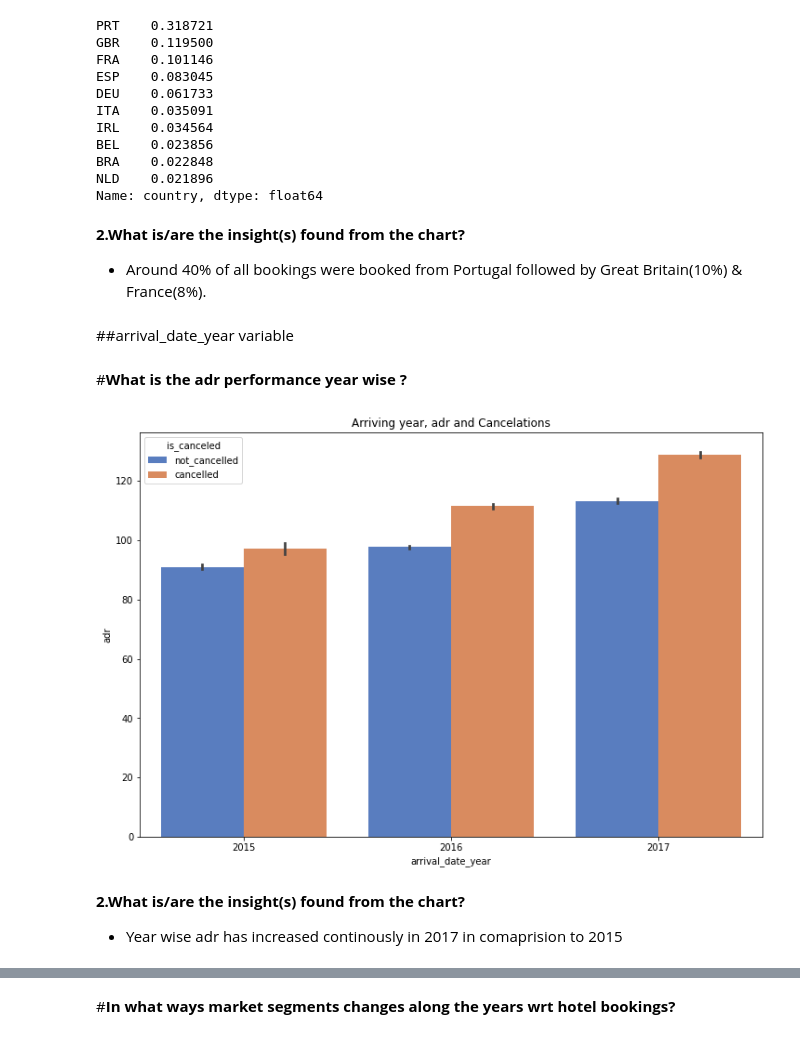
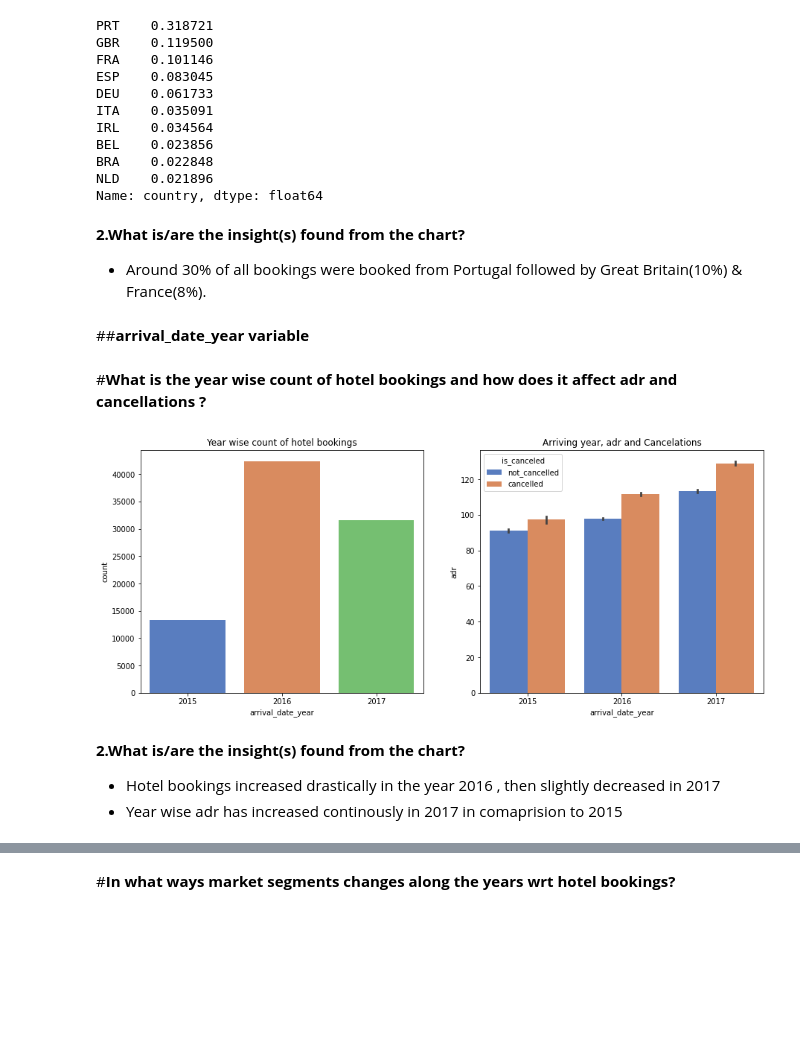
Before and after one commit to aswinijena3459/Hotel-Booking-analysis-EDA, a Jupyter notebook: Hotel_Bookings_Analysis.ipynb, the cells around one changed output, grey strips where cells are left out. Saved outputs shown, nothing was run; the diff lists cells and outputs as text; code cells hidden in the pictures; blank space fills up the shorter version.

```diff
--- a/Hotel_Bookings_Analysis.ipynb
+++ b/Hotel_Bookings_Analysis.ipynb
@@ -1086,17 +1106,24 @@ NLD    0.021896
 Name: country, dtype: float64
 # %% [markdown]
 **2.What is/are the insight(s) found from the chart?**
-- Around 40% of all bookings were booked from Portugal followed by Great Britain(10%) & France(8%).
+- Around 30% of all bookings were booked from Portugal followed by Great Britain(10%) & France(8%).
 # %% [markdown]
-##arrival_date_year variable
+##**arrival_date_year variable**
 # %% [markdown]
-#**What is the adr performance year wise ?**
+#**What is the year wise count of hotel bookings and how does it affect adr and cancellations ?**
 # %%
+plt.figure(figsize=(15,6))
+plt.subplot(1,2,1)
+sns.countplot(x='arrival_date_year',data= df1, palette='muted')
+plt.title('Year wise count of hotel bookings')
+
+plt.subplot(1,2,2)
 sns.barplot(x='arrival_date_year', y='adr',hue='is_canceled', data= df1, palette='muted')
 plt.title('Arriving year, adr and Cancelations')
 plt.show()
 # %% [output]
-[figure, old version]
+[figure, new version]
 # %% [markdown]
 **2.What is/are the insight(s) found from the chart?**
+- Hotel bookings increased drastically in the year 2016 , then slightly decreased in 2017
 - Year wise adr has increased continously in 2017 in comaprision to 2015
```
Also changed, not shown: parts of 36 cells of this notebook.
